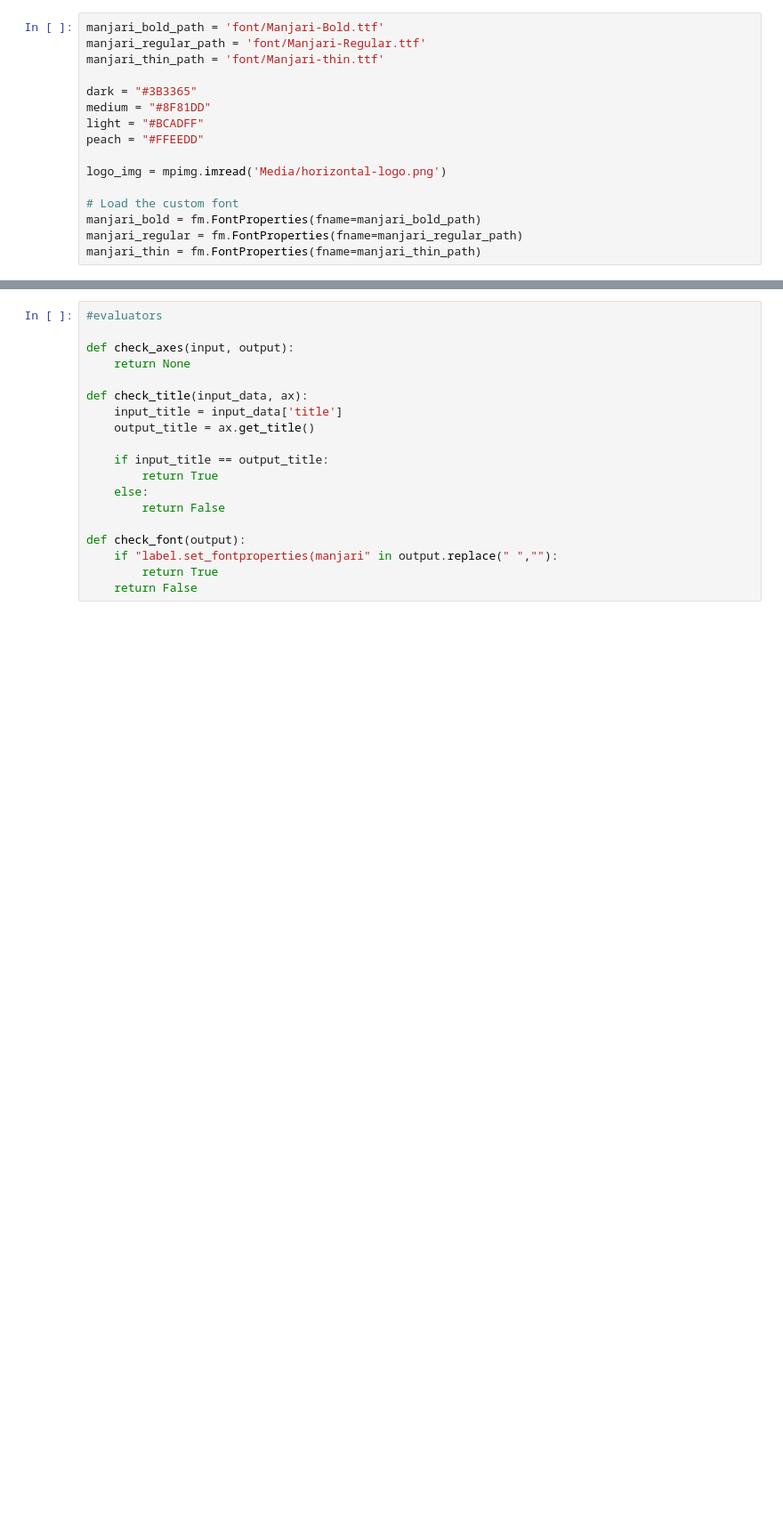
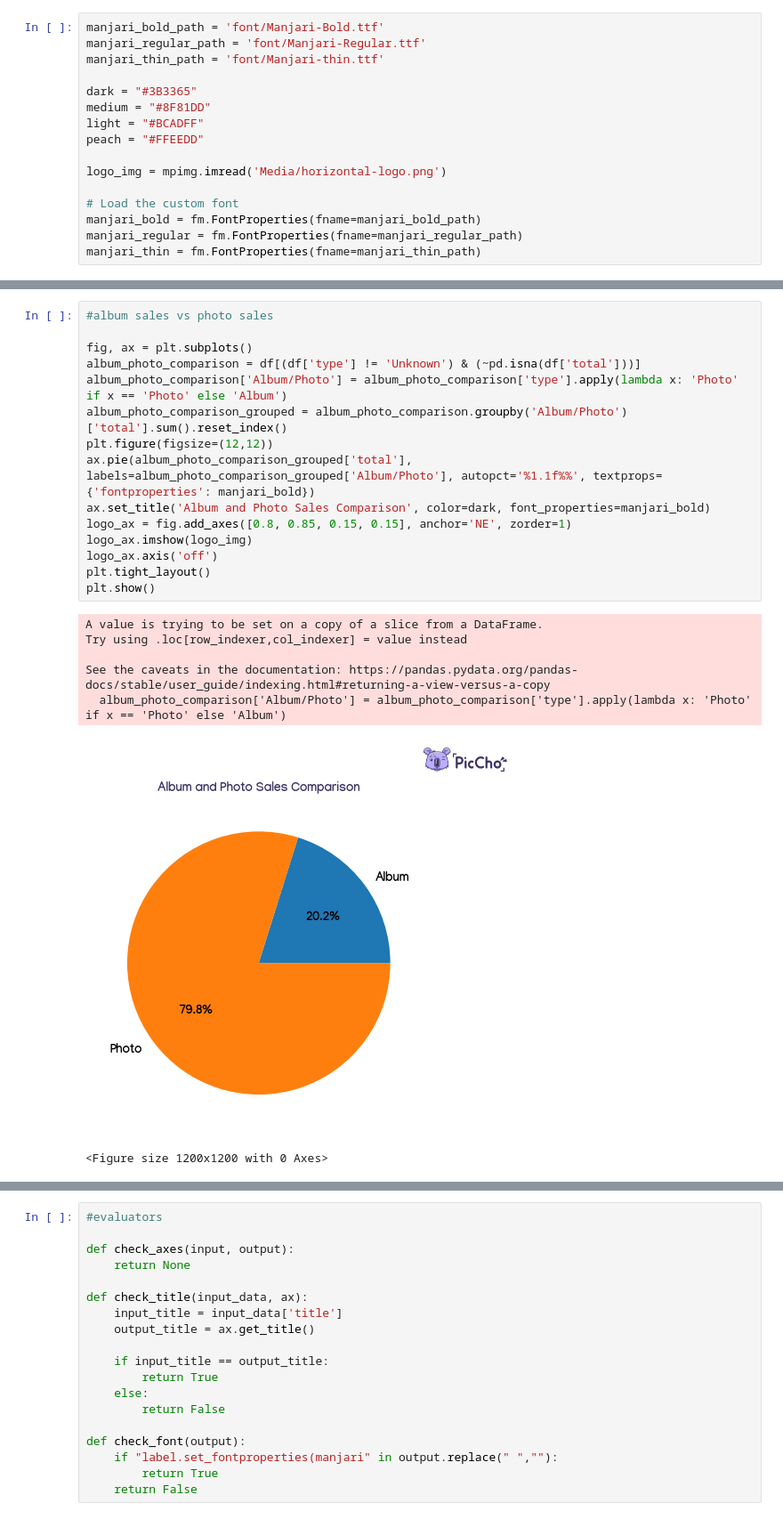
Before and after one commit to kasmello/ChoAI, a Jupyter notebook: train.ipynb, the cells around one changed output, grey strips where cells are left out. Shown: that part at 89% size. Drawn from its saved outputs; the diff is of its cells as text; blank space fills up the shorter version.

```diff
--- a/train.ipynb
+++ b/train.ipynb
@@ -128,0 +81,23 @@ plt.show()
+# %%
+#album sales vs photo sales
+
+fig, ax = plt.subplots()
+album_photo_comparison = df[(df['type'] != 'Unknown') & (~pd.isna(df['total']))]
+album_photo_comparison['Album/Photo'] = album_photo_comparison['type'].apply(lambda x: 'Photo' if x == 'Photo' else 'Album')
+album_photo_comparison_grouped = album_photo_comparison.groupby('Album/Photo')['total'].sum().reset_index()
+plt.figure(figsize=(12,12))
+ax.pie(album_photo_comparison_grouped['total'], labels=album_photo_comparison_grouped['Album/Photo'], autopct='%1.1f%%', textprops={'fontproperties': manjari_bold})
+ax.set_title('Album and Photo Sales Comparison', color=dark, font_properties=manjari_bold)
+logo_ax = fig.add_axes([0.8, 0.85, 0.15, 0.15], anchor='NE', zorder=1)
+logo_ax.imshow(logo_img)
+logo_ax.axis('off')
+plt.tight_layout()
+plt.show()
+# %% [output]
+A value is trying to be set on a copy of a slice from a DataFrame.
+Try using .loc[row_indexer,col_indexer] = value instead
+
+See the caveats in the documentation: https://pandas.pydata.org/pandas-docs/stable/user_guide/indexing.html#returning-a-view-versus-a-copy
+  album_photo_comparison['Album/Photo'] = album_photo_comparison['type'].apply(lambda x: 'Photo' if x == 'Photo' else 'Album')
+[figure, added]
+<Figure size 1200x1200 with 0 Axes>
```
Also changed, not shown: parts of 19 cells of this notebook, 5 other files.
